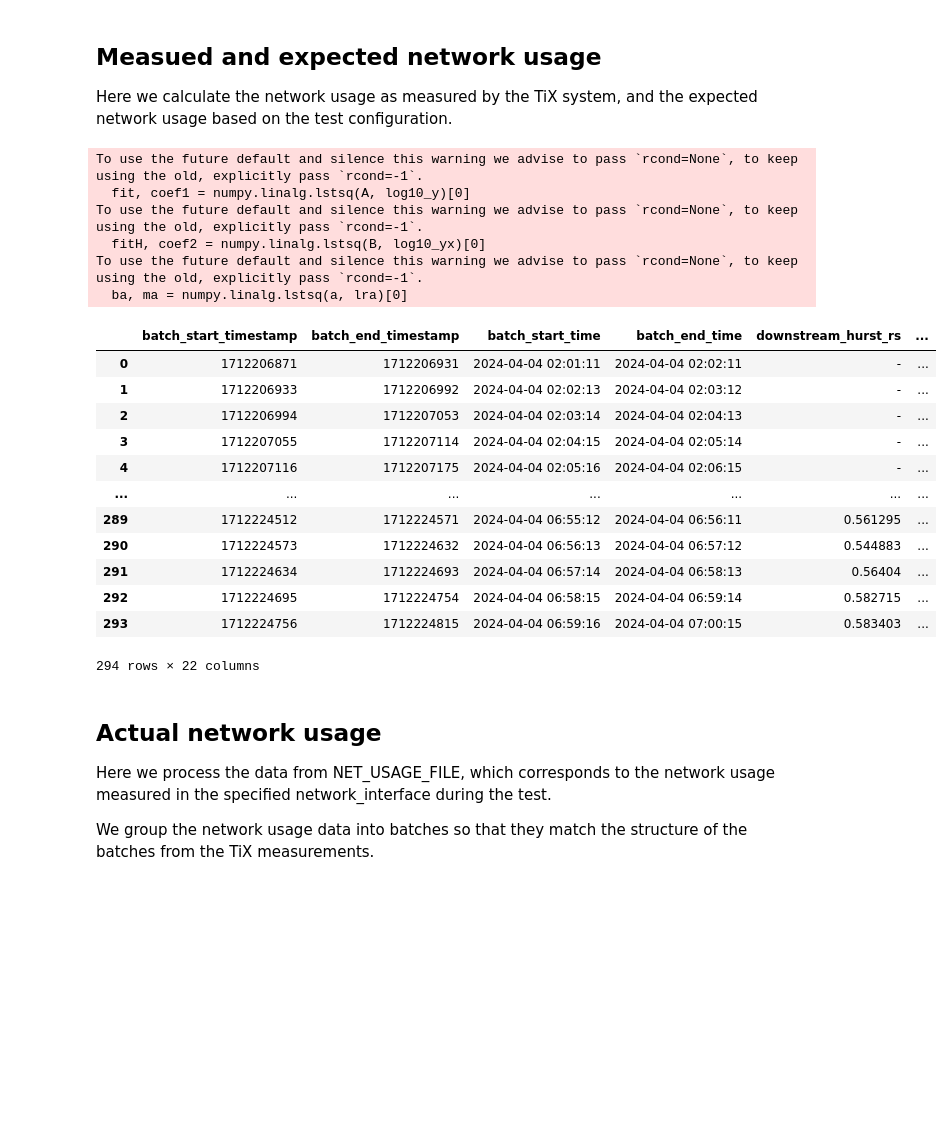
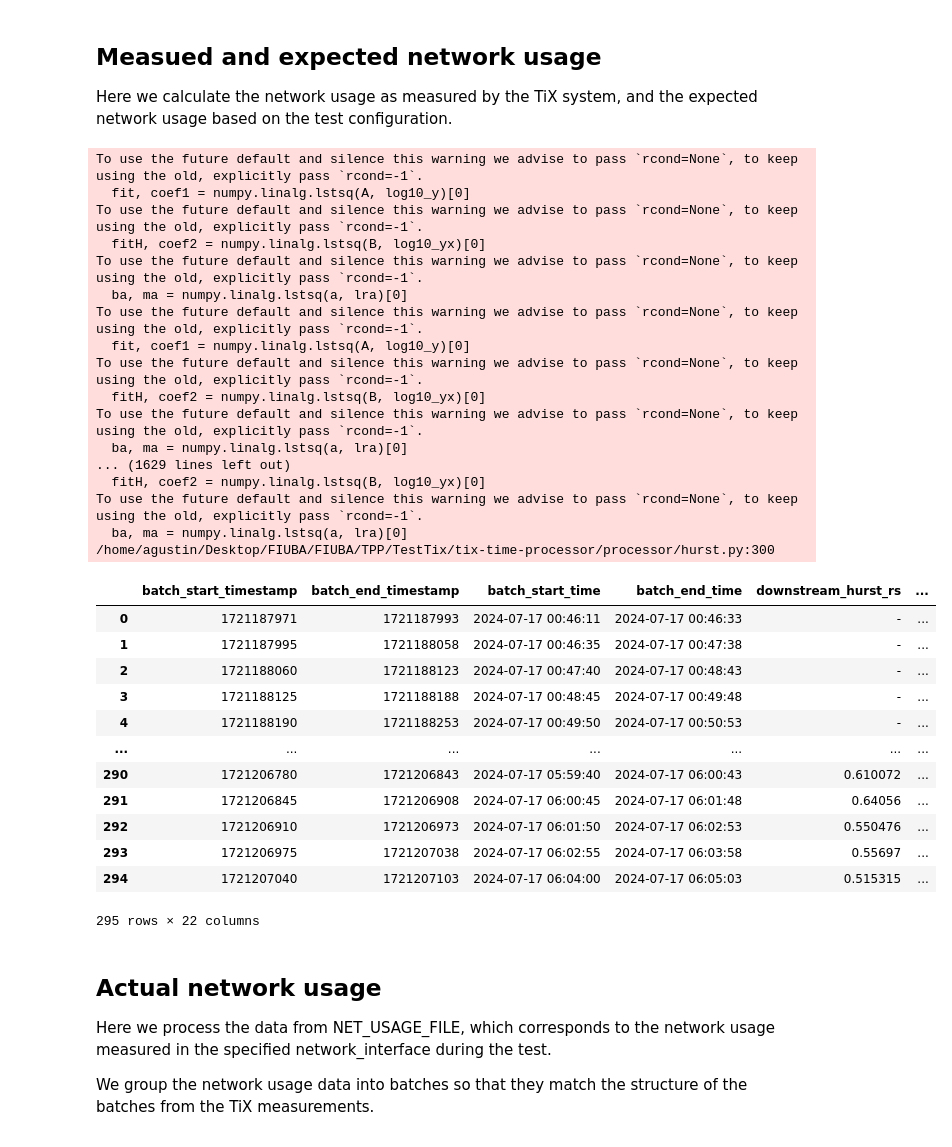
Before and after one commit to AgusHorn/tix-time-processor, a Jupyter notebook: new_general_analysis_notebook.ipynb, the cells around one changed output. Saved outputs shown, nothing was run; the diff lists cells and outputs as text; code cells hidden in the pictures; blank space fills up the shorter version.

```diff
--- a/new_general_analysis_notebook.ipynb
+++ b/new_general_analysis_notebook.ipynb
@@ -12,10 +12,10 @@
 ## Input files
 Here you should specify the input files and directories requiered for the test.
 # %%
-BATCHES_DIR = '/home/agustin/Desktop/LogsTestsMerged/Test2024-04-04/batch-reports2'
-TEST_CONFIG_FILE = '/home/agustin/Desktop/LogsTestsMerged/Test2024-04-04/src/description.yml'
-NET_USAGE_FILE='/home/agustin/Desktop/LogsTestsMerged/Test2024-04-04/src/network_usage_torrents.log'
-NET_USAGE_TIX_FILE='/home/agustin/Desktop/LogsTestsMerged/Test2024-04-04/src/network_usage_tix.log'
+BATCHES_DIR = '/home/agustin/Desktop/LogsTestsMerged/Test2024-07-17/batch-reports'
+TEST_CONFIG_FILE = '/home/agustin/Desktop/LogsTestsMerged/Test2024-07-17/src/description.yml'
+NET_USAGE_FILE='/home/agustin/Desktop/LogsTestsMerged/Test2024-07-17/src/network_usage_torrents.log'
+NET_USAGE_TIX_FILE='/home/agustin/Desktop/LogsTestsMerged/Test2024-07-17/src/network_usage_tix.log'
 # %% [markdown]
 ## Imports and setup
 # %%
@@ -182,46 +188,57 @@ for i in range(len(batches) - 1):
                            results['dataFromReport']['Q25'],
                            results['dataFromReport']['Q50'],
                            results['dataFromReport']['Q75'],
                            results['dataFromReport']['ModeIndex']
                           )
                       ],
                         columns=columns)
     del ten_minutes_observations[:observations_to_delete[0]]
     observations_to_delete.pop(0)
   else:
      df_ = pd.DataFrame([(batch_start_time, batch_end_time,
                           datetime.datetime.fromtimestamp(batch_start_time),
                           datetime.datetime.fromtimestamp(batch_end_time),
                           '-', '-','-', '-', '-','-', '-','-',
                           expected_usage,
                           '-', '-', '-','-', '-', '-','-', '-','-',
                           )
                       ],
                         columns=columns)
   data = data.append(df_)
 data = data.sort_values(by=['batch_start_time']).reset_index(drop=True)
 display(data)
-data.to_excel("excels/medicion2024-04-04Test.xlsx")
+data.to_excel("excels/data.xlsx")
 # %% [output]
 To use the future default and silence this warning we advise to pass `rcond=None`, to keep using the old, explicitly pass `rcond=-1`.
   fit, coef1 = numpy.linalg.lstsq(A, log10_y)[0]
 To use the future default and silence this warning we advise to pass `rcond=None`, to keep using the old, explicitly pass `rcond=-1`.
   fitH, coef2 = numpy.linalg.lstsq(B, log10_yx)[0]
 To use the future default and silence this warning we advise to pass `rcond=None`, to keep using the old, explicitly pass `rcond=-1`.
   ba, ma = numpy.linalg.lstsq(a, lra)[0]
+To use the future default and silence this warning we advise to pass `rcond=None`, to keep using the old, explicitly pass `rcond=-1`.
+  fit, coef1 = numpy.linalg.lstsq(A, log10_y)[0]
+To use the future default and silence this warning we advise to pass `rcond=None`, to keep using the old, explicitly pass `rcond=-1`.
+  fitH, coef2 = numpy.linalg.lstsq(B, log10_yx)[0]
+To use the future default and silence this warning we advise to pass `rcond=None`, to keep using the old, explicitly pass `rcond=-1`.
+  ba, ma = numpy.linalg.lstsq(a, lra)[0]
+... (1629 lines left out)
+  fitH, coef2 = numpy.linalg.lstsq(B, log10_yx)[0]
+To use the future default and silence this warning we advise to pass `rcond=None`, to keep using the old, explicitly pass `rcond=-1`.
+  ba, ma = numpy.linalg.lstsq(a, lra)[0]
+/home/agustin/Desktop/FIUBA/FIUBA/TPP/TestTix/tix-time-processor/processor/hurst.py:300
 |  | batch_start_timestamp | batch_end_timestamp | batch_start_time | batch_end_time | downstream_hurst_rs | ... |
-| 0 | 1712206871 | 1712206931 | 2024-04-04 02:01:11 | 2024-04-04 02:02:11 | - | ... |
-| 1 | 1712206933 | 1712206992 | 2024-04-04 02:02:13 | 2024-04-04 02:03:12 | - | ... |
-| 2 | 1712206994 | 1712207053 | 2024-04-04 02:03:14 | 2024-04-04 02:04:13 | - | ... |
-| 3 | 1712207055 | 1712207114 | 2024-04-04 02:04:15 | 2024-04-04 02:05:14 | - | ... |
-| 4 | 1712207116 | 1712207175 | 2024-04-04 02:05:16 | 2024-04-04 02:06:15 | - | ... |
+| 0 | 1721187971 | 1721187993 | 2024-07-17 00:46:11 | 2024-07-17 00:46:33 | - | ... |
+| 1 | 1721187995 | 1721188058 | 2024-07-17 00:46:35 | 2024-07-17 00:47:38 | - | ... |
+| 2 | 1721188060 | 1721188123 | 2024-07-17 00:47:40 | 2024-07-17 00:48:43 | - | ... |
+| 3 | 1721188125 | 1721188188 | 2024-07-17 00:48:45 | 2024-07-17 00:49:48 | - | ... |
+| 4 | 1721188190 | 1721188253 | 2024-07-17 00:49:50 | 2024-07-17 00:50:53 | - | ... |
 | ... | ... | ... | ... | ... | ... | ... |
-| 289 | 1712224512 | 1712224571 | 2024-04-04 06:55:12 | 2024-04-04 06:56:11 | 0.561295 | ... |
-| 290 | 1712224573 | 1712224632 | 2024-04-04 06:56:13 | 2024-04-04 06:57:12 | 0.544883 | ... |
-| 291 | 1712224634 | 1712224693 | 2024-04-04 06:57:14 | 2024-04-04 06:58:13 | 0.56404 | ... |
-| 292 | 1712224695 | 1712224754 | 2024-04-04 06:58:15 | 2024-04-04 06:59:14 | 0.582715 | ... |
-| 293 | 1712224756 | 1712224815 | 2024-04-04 06:59:16 | 2024-04-04 07:00:15 | 0.583403 | ... |
+| 290 | 1721206780 | 1721206843 | 2024-07-17 05:59:40 | 2024-07-17 06:00:43 | 0.610072 | ... |
+| 291 | 1721206845 | 1721206908 | 2024-07-17 06:00:45 | 2024-07-17 06:01:48 | 0.64056 | ... |
+| 292 | 1721206910 | 1721206973 | 2024-07-17 06:01:50 | 2024-07-17 06:02:53 | 0.550476 | ... |
+| 293 | 1721206975 | 1721207038 | 2024-07-17 06:02:55 | 2024-07-17 06:03:58 | 0.55697 | ... |
+| 294 | 1721207040 | 1721207103 | 2024-07-17 06:04:00 | 2024-07-17 06:05:03 | 0.515315 | ... |
-294 rows × 22 columns
+295 rows × 22 columns
 # %% [markdown]
 ## Actual network usage
 Here we process the data from NET_USAGE_FILE, which corresponds to the network usage measured in the specified network_interface during the test.
```
Also changed, not shown: parts of 15 cells of this notebook, 11 other files.
